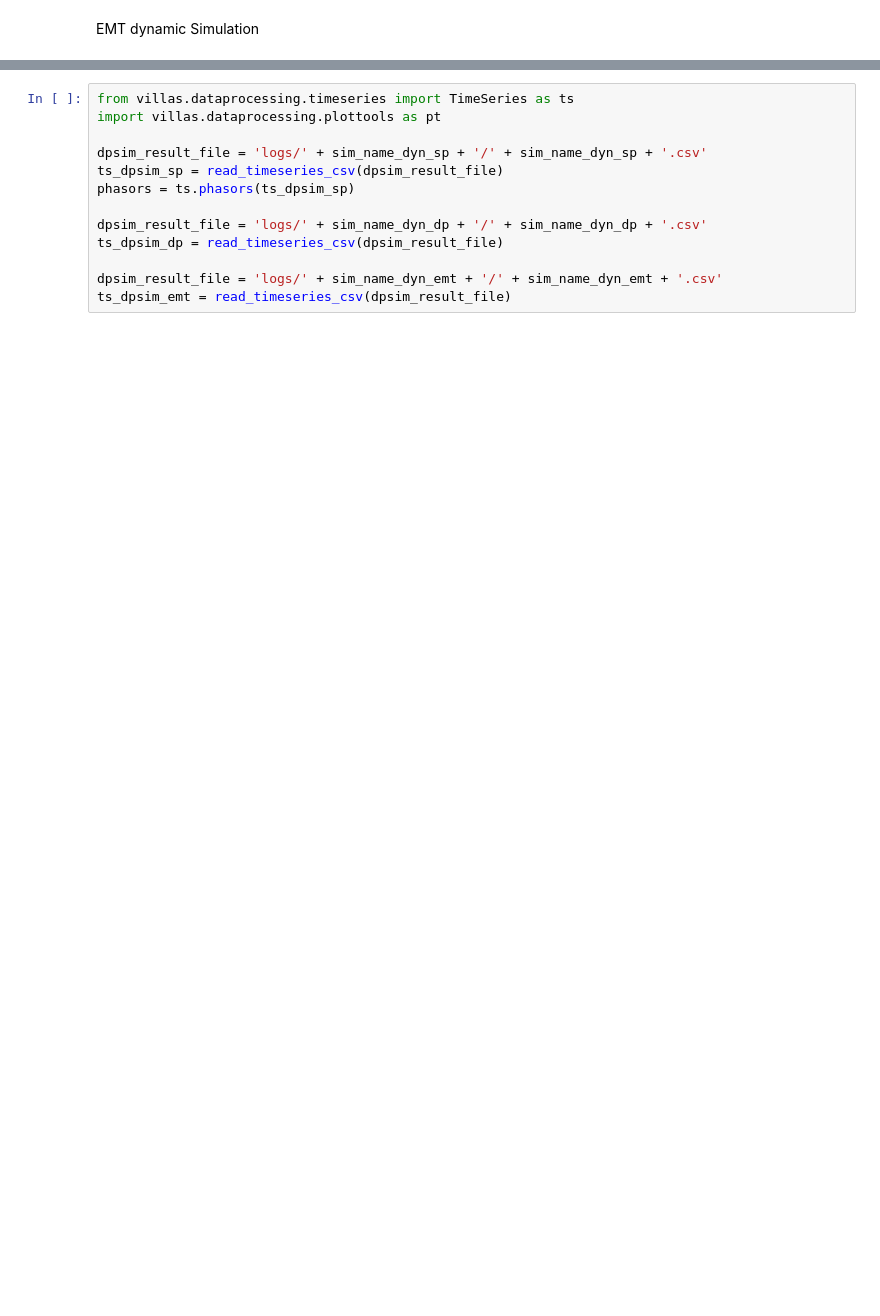
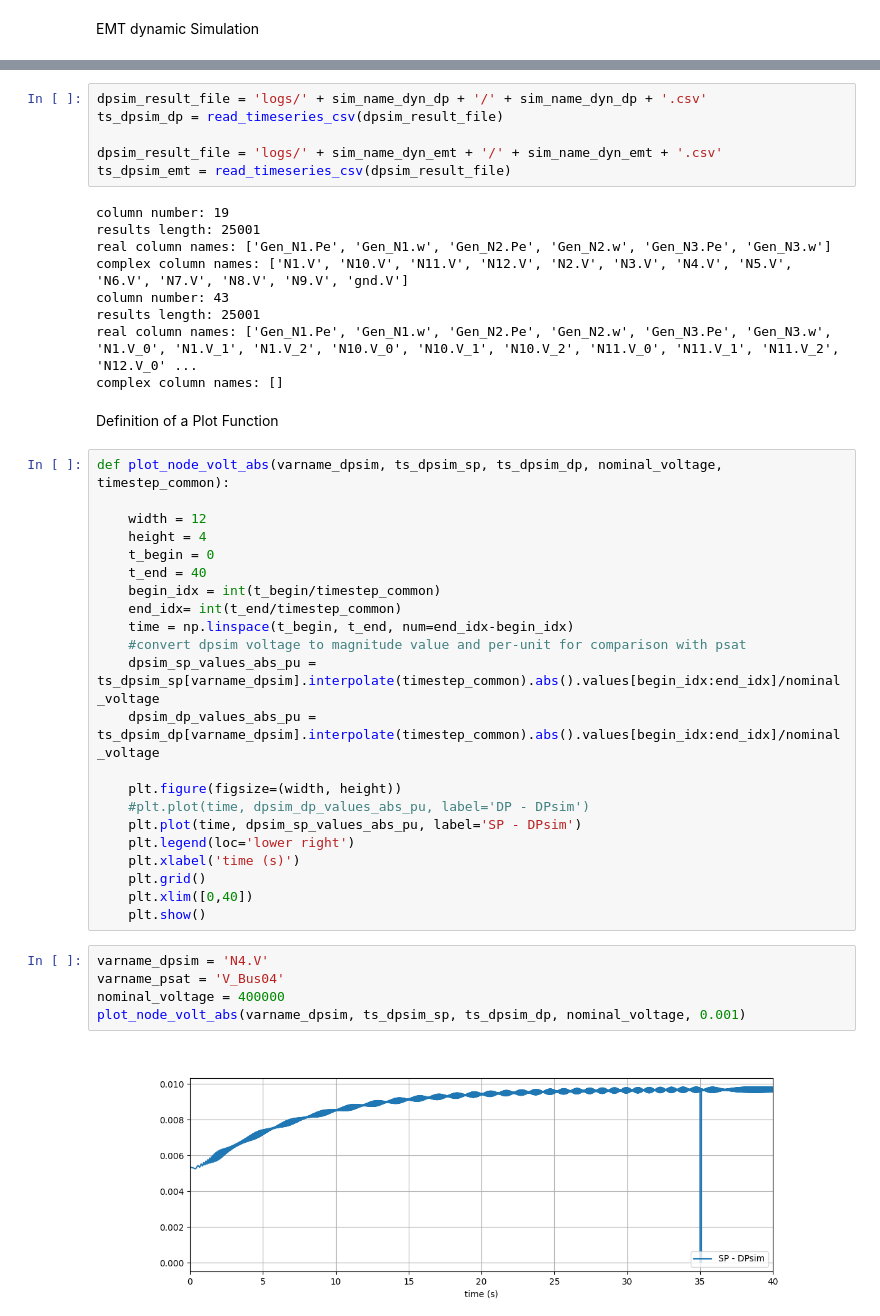
Before and after one commit to Gleb4x/dpsim, a Jupyter notebook: examples/Notebooks/9BusValidations/only_SYN/case9_only_SYN.ipynb, the cells around one changed output, grey strips where cells are left out. Drawn from its saved outputs; the diff is of its cells as text; blank space fills up the shorter version.

```diff
--- a/examples/Notebooks/9BusValidations/only_SYN/case9_only_SYN.ipynb
+++ b/examples/Notebooks/9BusValidations/only_SYN/case9_only_SYN.ipynb
@@ -268,13 +410,46 @@ Read Reslust
 # %%
-from villas.dataprocessing.timeseries import TimeSeries as ts
-import villas.dataprocessing.plottools as pt
-
-dpsim_result_file = 'logs/' + sim_name_dyn_sp + '/' + sim_name_dyn_sp + '.csv'
-ts_dpsim_sp = read_timeseries_csv(dpsim_result_file)
-phasors = ts.phasors(ts_dpsim_sp)
-
 dpsim_result_file = 'logs/' + sim_name_dyn_dp + '/' + sim_name_dyn_dp + '.csv'
 ts_dpsim_dp = read_timeseries_csv(dpsim_result_file)
 
 dpsim_result_file = 'logs/' + sim_name_dyn_emt + '/' + sim_name_dyn_emt + '.csv'
 ts_dpsim_emt = read_timeseries_csv(dpsim_result_file)
+# %% [output]
+column number: 19
+results length: 25001
+real column names: ['Gen_N1.Pe', 'Gen_N1.w', 'Gen_N2.Pe', 'Gen_N2.w', 'Gen_N3.Pe', 'Gen_N3.w']
+complex column names: ['N1.V', 'N10.V', 'N11.V', 'N12.V', 'N2.V', 'N3.V', 'N4.V', 'N5.V', 'N6.V', 'N7.V', 'N8.V', 'N9.V', 'gnd.V']
+column number: 43
+results length: 25001
+real column names: ['Gen_N1.Pe', 'Gen_N1.w', 'Gen_N2.Pe', 'Gen_N2.w', 'Gen_N3.Pe', 'Gen_N3.w', 'N1.V_0', 'N1.V_1', 'N1.V_2', 'N10.V_0', 'N10.V_1', 'N10.V_2', 'N11.V_0', 'N11.V_1', 'N11.V_2', 'N12.V_0' ...
+complex column names: []
+# %% [markdown]
+Definition of a Plot Function
+# %%
+def plot_node_volt_abs(varname_dpsim, ts_dpsim_sp, ts_dpsim_dp, nominal_voltage, timestep_common):
+
+    width = 12
+    height = 4
+    t_begin = 0
+    t_end = 40
+    begin_idx = int(t_begin/timestep_common)
+    end_idx= int(t_end/timestep_common)
+    time = np.linspace(t_begin, t_end, num=end_idx-begin_idx)
+    #convert dpsim voltage to magnitude value and per-unit for comparison with psat
+    dpsim_sp_values_abs_pu = ts_dpsim_sp[varname_dpsim].interpolate(timestep_common).abs().values[begin_idx:end_idx]/nominal_voltage
+    dpsim_dp_values_abs_pu = ts_dpsim_dp[varname_dpsim].interpolate(timestep_common).abs().values[begin_idx:end_idx]/nominal_voltage
+
+    plt.figure(figsize=(width, height))
+    #plt.plot(time, dpsim_dp_values_abs_pu, label='DP - DPsim')
+    plt.plot(time, dpsim_sp_values_abs_pu, label='SP - DPsim')
+    plt.legend(loc='lower right')
+    plt.xlabel('time (s)')
+    plt.grid()
+    plt.xlim([0,40])
+    plt.show()
+# %%
+varname_dpsim = 'N4.V'
+varname_psat = 'V_Bus04'
+nominal_voltage = 400000
+plot_node_volt_abs(varname_dpsim, ts_dpsim_sp, ts_dpsim_dp, nominal_voltage, 0.001)
+# %% [output]
+[figure, added]
```
Also changed, not shown: parts of 15 cells of this notebook, 7 other files.
